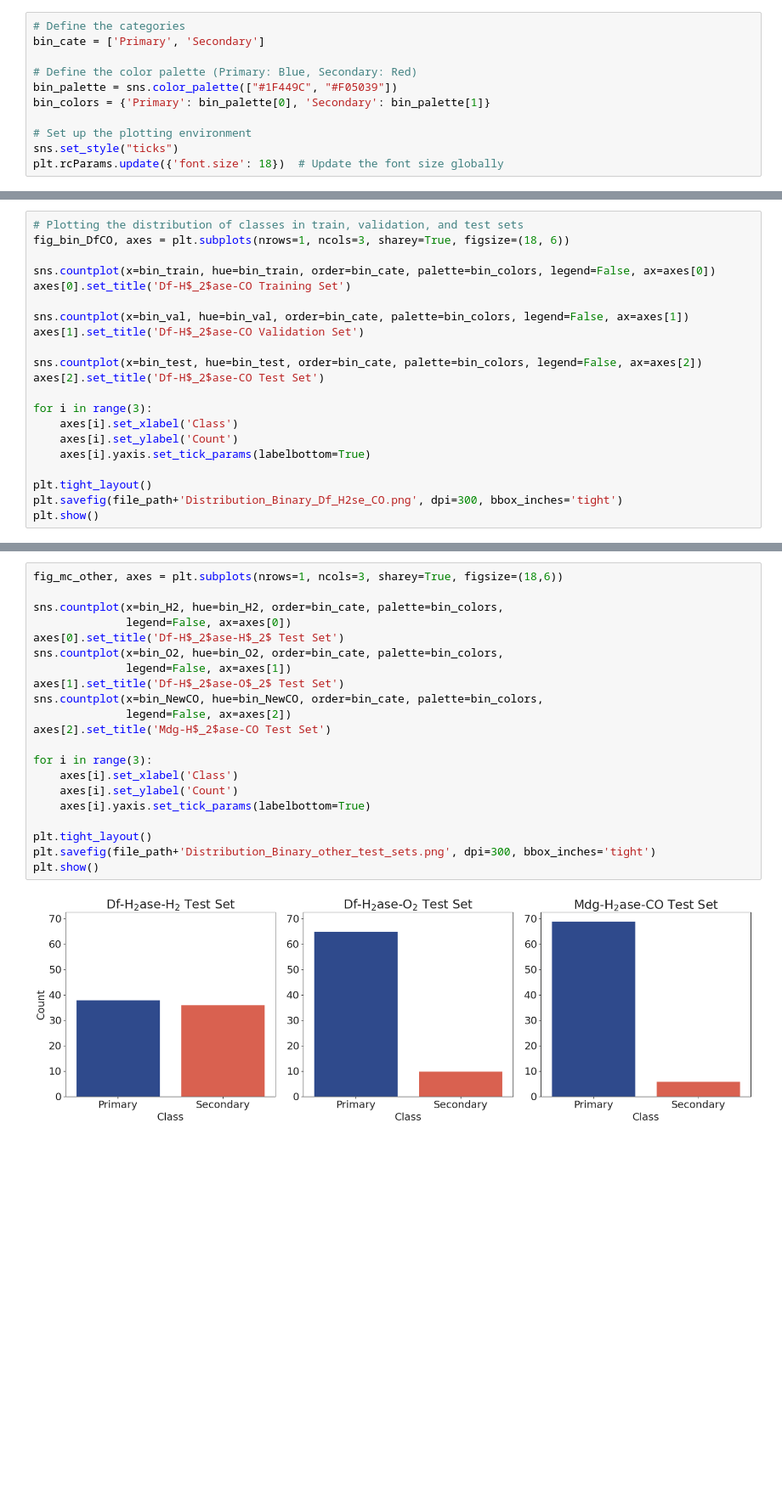
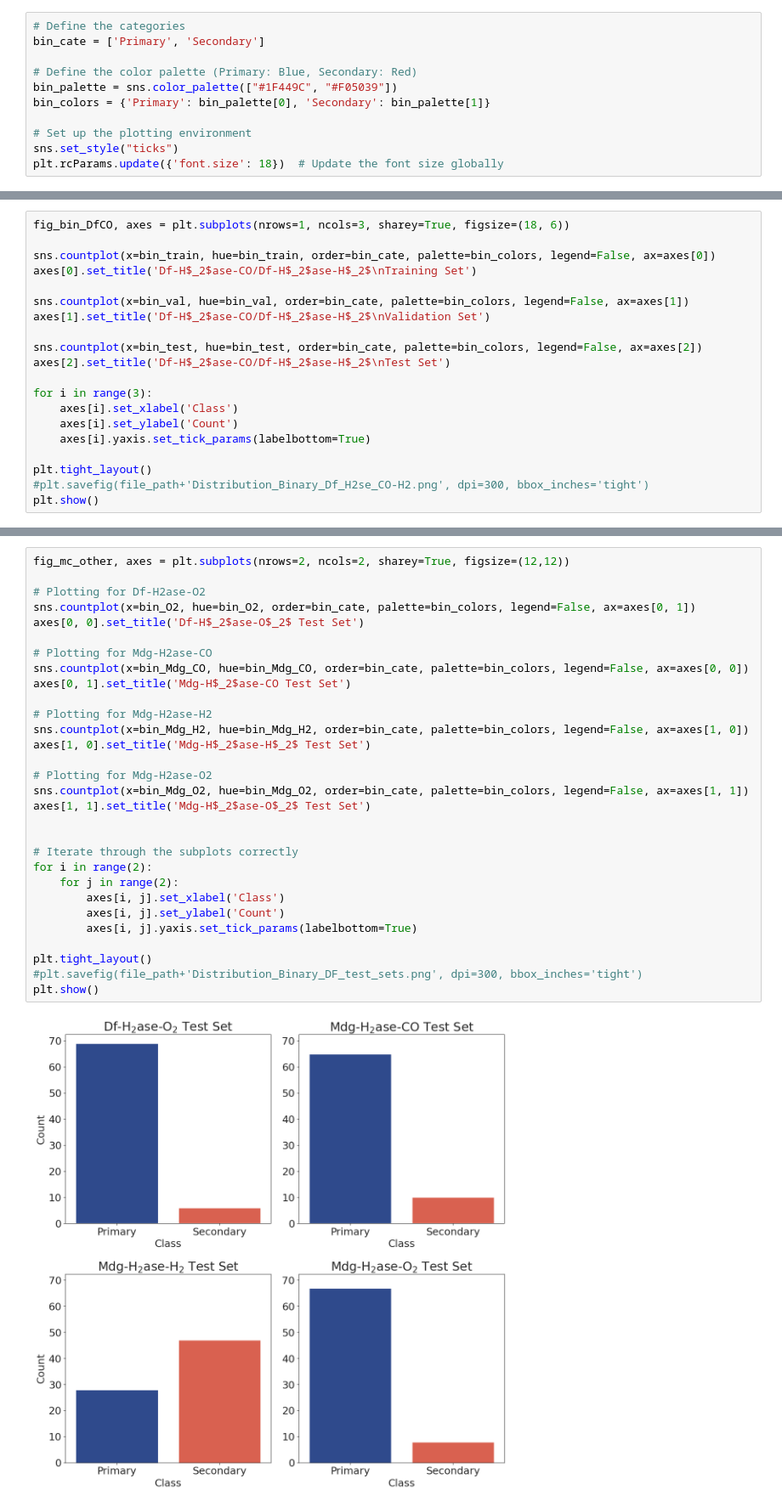
Before and after one commit to FarzinSohraby/PathInHydro, a Jupyter notebook: Data_Distribution_Binary.ipynb, the cells around one changed output, grey strips where cells are left out. Shown: that part at 85% size. Drawn from its saved outputs; the diff is of its cells as text; blank space fills up the shorter version.

```diff
--- a/Data_Distribution_Binary.ipynb
+++ b/Data_Distribution_Binary.ipynb
@@ -64,15 +66,14 @@ def multiclass_to_binary(labels):
 # %%
-# Plotting the distribution of classes in train, validation, and test sets
 fig_bin_DfCO, axes = plt.subplots(nrows=1, ncols=3, sharey=True, figsize=(18, 6))
 
 sns.countplot(x=bin_train, hue=bin_train, order=bin_cate, palette=bin_colors, legend=False, ax=axes[0])
-axes[0].set_title('Df-H$_2$ase-CO Training Set')
+axes[0].set_title('Df-H$_2$ase-CO/Df-H$_2$ase-H$_2$\nTraining Set')
 
 sns.countplot(x=bin_val, hue=bin_val, order=bin_cate, palette=bin_colors, legend=False, ax=axes[1])
-axes[1].set_title('Df-H$_2$ase-CO Validation Set')
+axes[1].set_title('Df-H$_2$ase-CO/Df-H$_2$ase-H$_2$\nValidation Set')
 
 sns.countplot(x=bin_test, hue=bin_test, order=bin_cate, palette=bin_colors, legend=False, ax=axes[2])
-axes[2].set_title('Df-H$_2$ase-CO Test Set')
+axes[2].set_title('Df-H$_2$ase-CO/Df-H$_2$ase-H$_2$\nTest Set')
 
 for i in range(3):
     axes[i].set_xlabel('Class')
@@ -80,6 +81,6 @@ for i in range(3):
     axes[i].yaxis.set_tick_params(labelbottom=True)
 
 plt.tight_layout()
-plt.savefig(file_path+'Distribution_Binary_Df_H2se_CO.png', dpi=300, bbox_inches='tight')
+#plt.savefig(file_path+'Distribution_Binary_Df_H2se_CO-H2.png', dpi=300, bbox_inches='tight')
 plt.show()
 # %% [output]
@@ -87,25 +88,34 @@ plt.show()
 # %%
-fig_mc_other, axes = plt.subplots(nrows=1, ncols=3, sharey=True, figsize=(18,6))
+fig_mc_other, axes = plt.subplots(nrows=2, ncols=2, sharey=True, figsize=(12,12))
 
-sns.countplot(x=bin_H2, hue=bin_H2, order=bin_cate, palette=bin_colors,
-              legend=False, ax=axes[0])
-axes[0].set_title('Df-H$_2$ase-H$_2$ Test Set')
-sns.countplot(x=bin_O2, hue=bin_O2, order=bin_cate, palette=bin_colors,
-              legend=False, ax=axes[1])
-axes[1].set_title('Df-H$_2$ase-O$_2$ Test Set')
-sns.countplot(x=bin_NewCO, hue=bin_NewCO, order=bin_cate, palette=bin_colors,
-              legend=False, ax=axes[2])
-axes[2].set_title('Mdg-H$_2$ase-CO Test Set')
+# Plotting for Df-H2ase-O2
+sns.countplot(x=bin_O2, hue=bin_O2, order=bin_cate, palette=bin_colors, legend=False, ax=axes[0, 1])
+axes[0, 0].set_title('Df-H$_2$ase-O$_2$ Test Set')
 
-for i in range(3):
-    axes[i].set_xlabel('Class')
-    axes[i].set_ylabel('Count')
-    axes[i].yaxis.set_tick_params(labelbottom=True)
+# Plotting for Mdg-H2ase-CO
+sns.countplot(x=bin_Mdg_CO, hue=bin_Mdg_CO, order=bin_cate, palette=bin_colors, legend=False, ax=axes[0, 0])
+axes[0, 1].set_title('Mdg-H$_2$ase-CO Test Set')
+
+# Plotting for Mdg-H2ase-H2
+sns.countplot(x=bin_Mdg_H2, hue=bin_Mdg_H2, order=bin_cate, palette=bin_colors, legend=False, ax=axes[1, 0])
+axes[1, 0].set_title('Mdg-H$_2$ase-H$_2$ Test Set')
+
+# Plotting for Mdg-H2ase-O2
+sns.countplot(x=bin_Mdg_O2, hue=bin_Mdg_O2, order=bin_cate, palette=bin_colors, legend=False, ax=axes[1, 1])
+axes[1, 1].set_title('Mdg-H$_2$ase-O$_2$ Test Set')
+
+
+# Iterate through the subplots correctly
+for i in range(2):
+    for j in range(2):
+        axes[i, j].set_xlabel('Class')
+        axes[i, j].set_ylabel('Count')
+        axes[i, j].yaxis.set_tick_params(labelbottom=True)
 
 plt.tight_layout()
-plt.savefig(file_path+'Distribution_Binary_other_test_sets.png', dpi=300, bbox_inches='tight')
+#plt.savefig(file_path+'Distribution_Binary_DF_test_sets.png', dpi=300, bbox_inches='tight')
 plt.show()
 # %% [output]
-[figure, old version]
+[figure, new version]
 # %%
 # Calculate the class distributions
```
Also changed, not shown: parts of 5 cells of this notebook, 1 other file.
